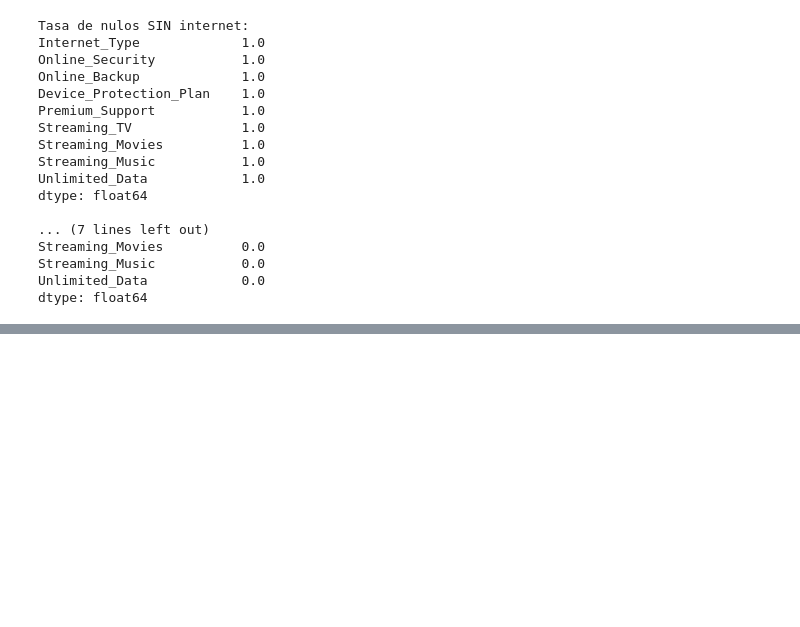
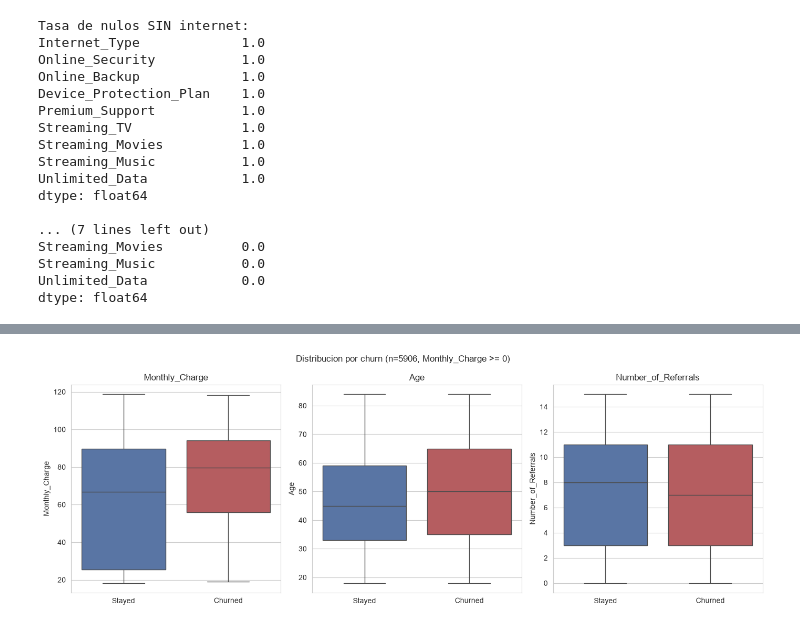
Before and after one commit to orodriguezh33/Customer-Churn-Analysis-Portfolio, a Jupyter notebook: notebooks/02_eda.ipynb, the cells around one changed output, grey strips where cells are left out. Saved outputs shown, nothing was run; the diff lists cells and outputs as text; code cells hidden in the pictures; blank space fills up the shorter version.

```diff
--- a/notebooks/02_eda.ipynb
+++ b/notebooks/02_eda.ipynb
@@ -117,0 +122,16 @@ dtype: float64
+# %%
+df_clean = df_model[df_model[MONTHLY_CHARGE_COL] >= 0].copy()
+df_clean["churn_flag"] = (df_clean[TARGET_COL] == "Churned").astype(int)
+
+box_cols = [MONTHLY_CHARGE_COL, "Age", "Number_of_Referrals"]
+
+fig, axes = plt.subplots(1, 3, figsize=(14, 5))
+for ax, col in zip(axes, box_cols):
+    sns.boxplot(data=df_clean, x=TARGET_COL, y=col, hue=TARGET_COL, palette=["#4C72B0", "#C44E52"], legend=False, ax=ax)
+    ax.set_title(col)
+    ax.set_xlabel("")
+plt.suptitle(f"Distribucion por churn (n={len(df_clean)}, Monthly_Charge >= 0)")
+plt.tight_layout()
+plt.show()
+# %% [output]
+[figure, added]
```
Also changed, not shown: parts of 8 cells of this notebook, 21 other files.
